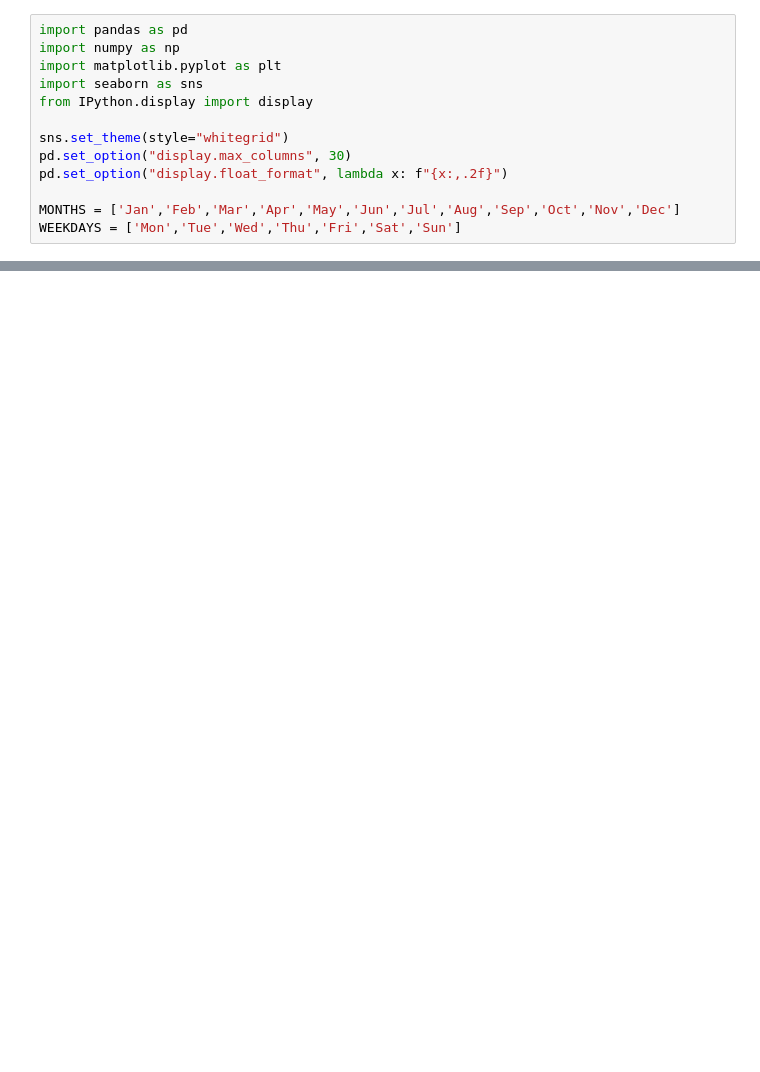
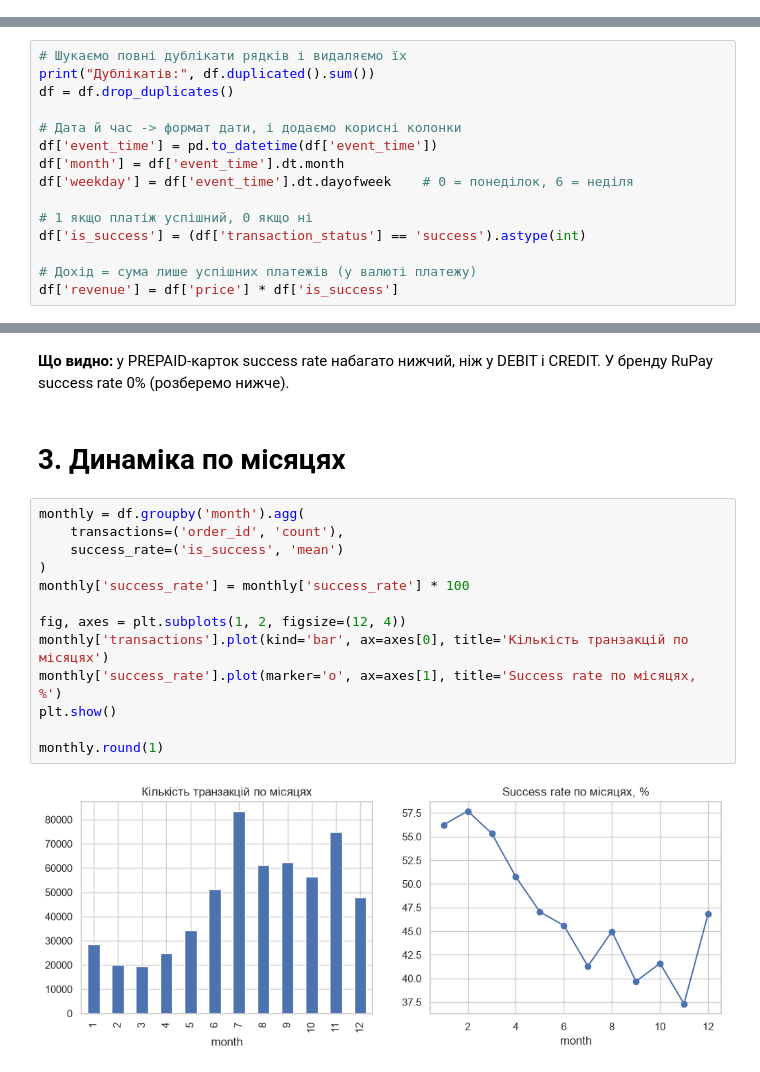
Before and after one commit to Chuchman-Dima/appflame-test, a Jupyter notebook: tasks/Task-1.ipynb, the cells around one changed output, grey strips where cells are left out. Saved outputs shown, nothing was run; the diff lists cells and outputs as text; blank space fills up the shorter version.

```diff
--- a/tasks/Task-1.ipynb
+++ b/tasks/Task-1.ipynb
@@ -5,13 +0,0 @@
-# %%
-import pandas as pd
-import numpy as np
-import matplotlib.pyplot as plt
-import seaborn as sns
-from IPython.display import display
-
-sns.set_theme(style="whitegrid")
-pd.set_option("display.max_columns", 30)
-pd.set_option("display.float_format", lambda x: f"{x:,.2f}")
-
-MONTHS = ['Jan','Feb','Mar','Apr','May','Jun','Jul','Aug','Sep','Oct','Nov','Dec']
-WEEKDAYS = ['Mon','Tue','Wed','Thu','Fri','Sat','Sun']
@@ -723,0 +53,15 @@ print(lost.round(0).to_dict(), "— частину клієнтів було б
+# %%
+# Шукаємо повні дублікати рядків і видаляємо їх
+print("Дублікатів:", df.duplicated().sum())
+df = df.drop_duplicates()
+
+# Дата й час -> формат дати, і додаємо корисні колонки
+df['event_time'] = pd.to_datetime(df['event_time'])
+df['month'] = df['event_time'].dt.month
+df['weekday'] = df['event_time'].dt.dayofweek    # 0 = понеділок, 6 = неділя
+
+# 1 якщо платіж успішний, 0 якщо ні
+df['is_success'] = (df['transaction_status'] == 'success').astype(int)
+
+# Дохід = сума лише успішних платежів (у валюті платежу)
+df['revenue'] = df['price'] * df['is_success']
@@ -723,0 +182,19 @@ print(lost.round(0).to_dict(), "— частину клієнтів було б
+# %% [markdown]
+**Що видно:** у PREPAID-карток success rate набагато нижчий, ніж у DEBIT і CREDIT. У бренду RuPay success rate 0% (розберемо нижче).
+# %% [markdown]
+# 3. Динаміка по місяцях
+# %%
+monthly = df.groupby('month').agg(
+    transactions=('order_id', 'count'),
+    success_rate=('is_success', 'mean')
+)
+monthly['success_rate'] = monthly['success_rate'] * 100
+
+fig, axes = plt.subplots(1, 2, figsize=(12, 4))
+monthly['transactions'].plot(kind='bar', ax=axes[0], title='Кількість транзакцій по місяцях')
+monthly['success_rate'].plot(marker='o', ax=axes[1], title='Success rate по місяцях, %')
+plt.show()
+
+monthly.round(1)
+# %% [output]
+[figure, added]
```
Also changed, not shown: parts of 82 cells of this notebook, 2 other files.
